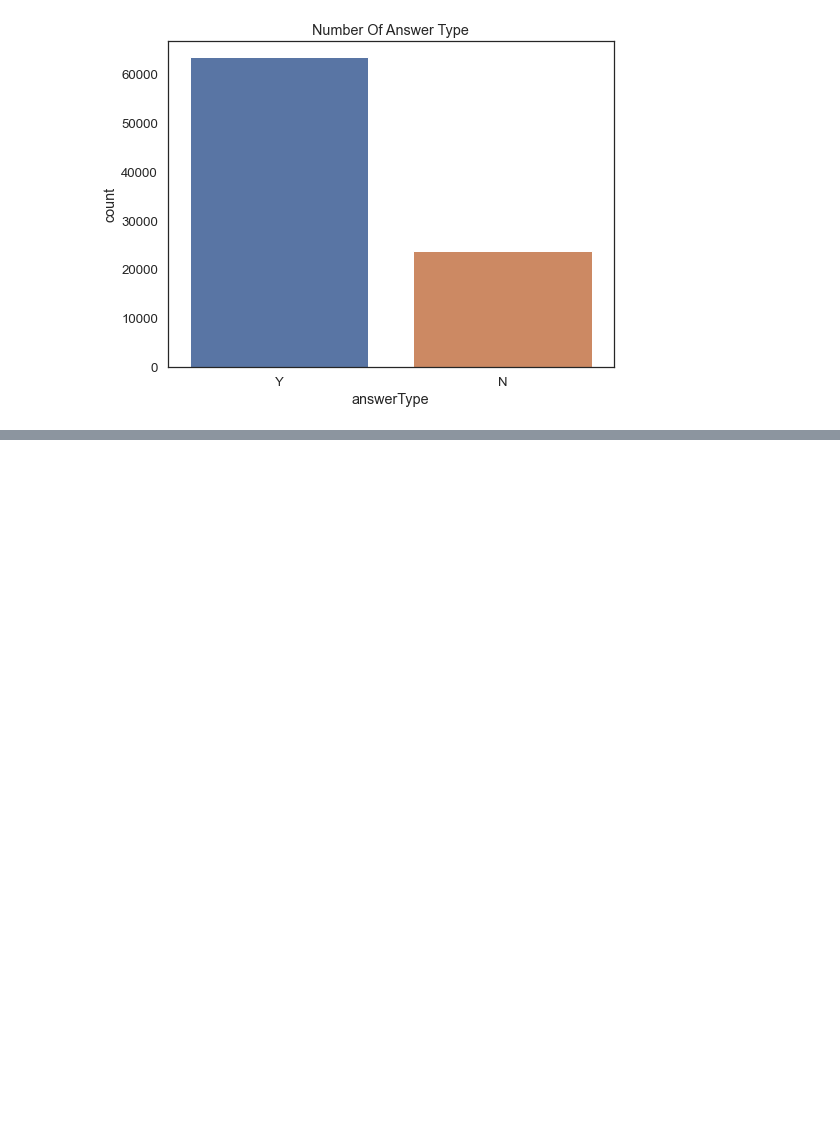
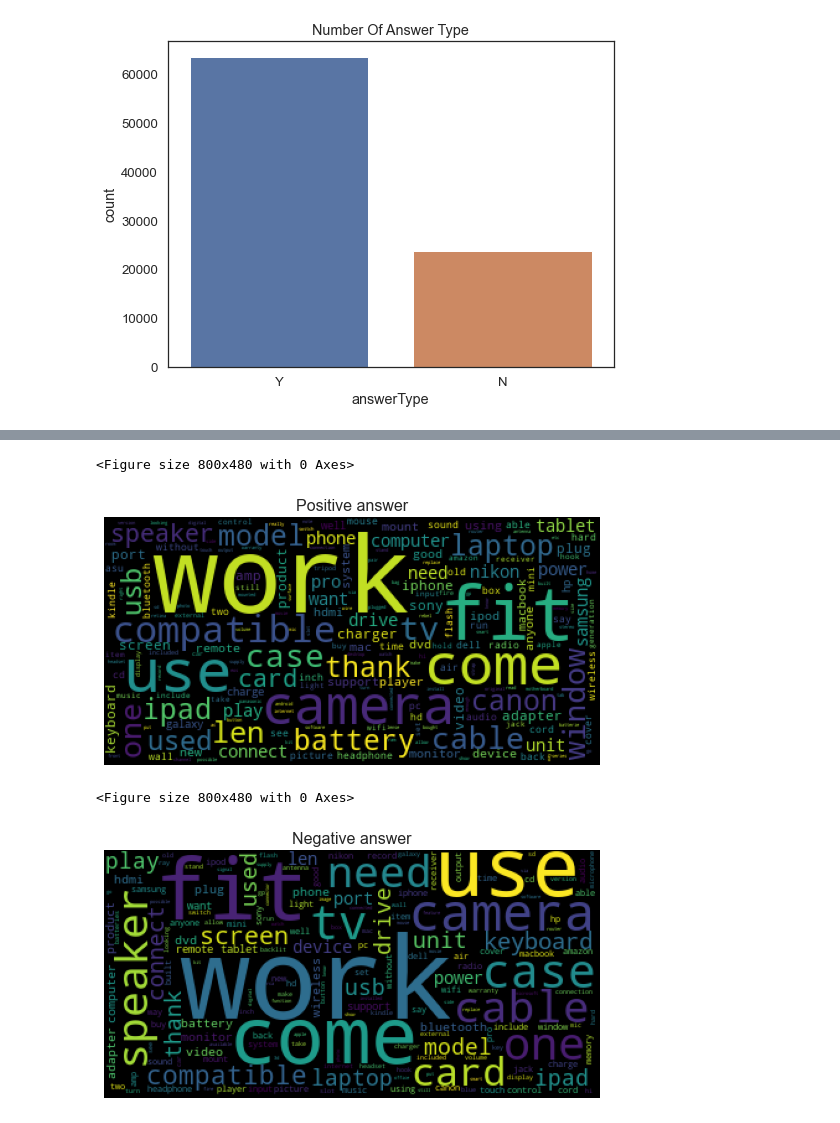
Before and after one commit to CaffeinY/Assignment2, a Jupyter notebook: AmazonQ&A_YyF.ipynb, the cells around one changed output, grey strips where cells are left out. Saved outputs shown, nothing was run; the diff lists cells and outputs as text; code cells hidden in the pictures; blank space fills up the shorter version.

```diff
--- a/AmazonQ&A_YyF.ipynb
+++ b/AmazonQ&A_YyF.ipynb
@@ -120,0 +137,25 @@ df_N = df[df['answerType'] == 'N'].reset_index(drop=True)
+# %%
+# generate unigram and cloud for each type of answer
+for df_type in [df_Y, df_N]:
+    unigrams = [w for text_list in df_type["question_clean"].values for w in text_list.split()]
+    unigrams_text = [b for b in unigrams]
+
+    fd = FreqDist(unigrams_text)
+    plt.figure(figsize=(10, 6), dpi=80)
+
+    # plt.title("Positive answer" if df_type["answerType"][0] == 'Y' else "Negative answer")
+    # fd.plot(35, cumulative=False)
+    # plt.show()
+
+    text_string = ".".join(unigrams_text)
+    wordcloud = WordCloud(regexp=r"\w[\w' ]+", collocations=False).generate(text_string)
+    plt.figure(figsize=(8, 6), dpi=80)
+    plt.imshow(wordcloud)
+    plt.title("Positive answer" if df_type["answerType"][0] == 'Y' else "Negative answer")
+    plt.axis("off")
+    plt.show()
+# %% [output]
+<Figure size 800x480 with 0 Axes>
+[figure, added]
+<Figure size 800x480 with 0 Axes>
+[figure, added]
```
Also changed, not shown: parts of 41 cells of this notebook, 3 other files.
